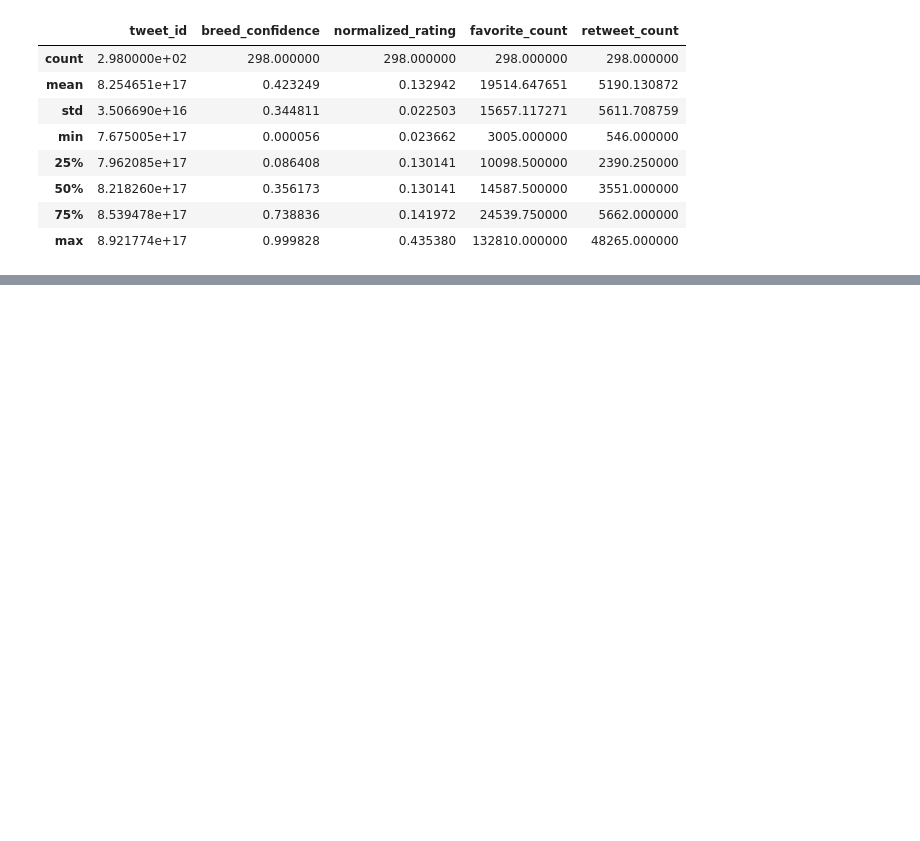
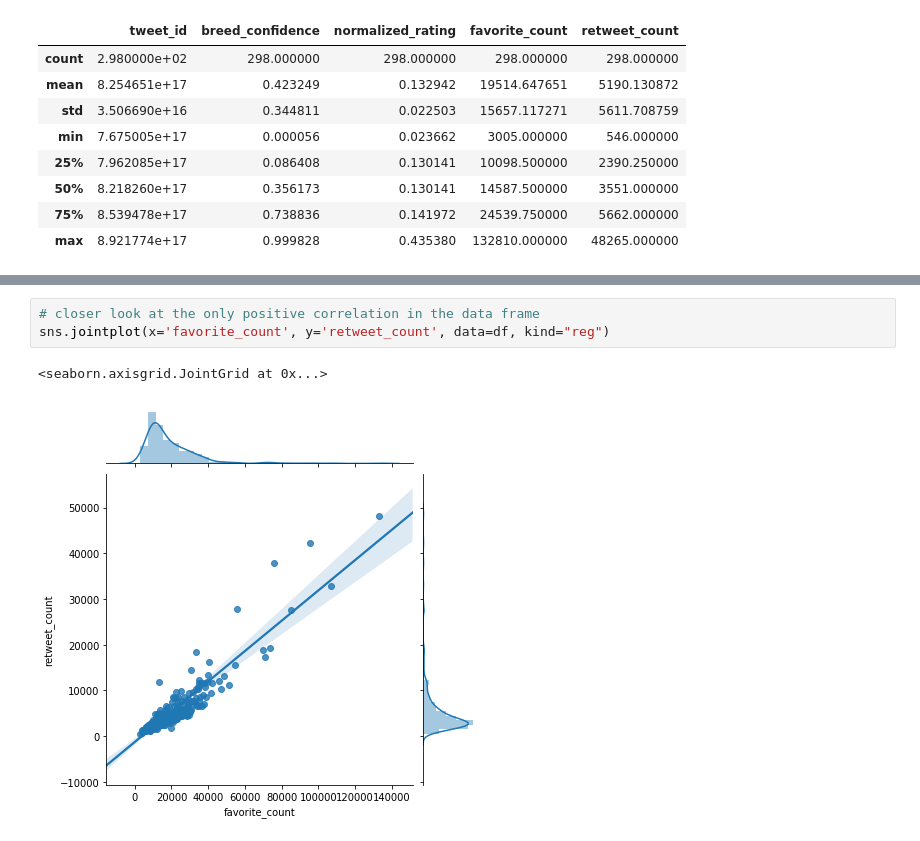
Before and after one commit to 55thSwiss/Udacity_DAND, a Jupyter notebook: Part 8/wrangle_act.ipynb, the cells around one changed output, grey strips where cells are left out. Cells and saved outputs as stored; diff of their text form; blank space fills up the shorter version.

```diff
--- a/Part 8/wrangle_act.ipynb
+++ b/Part 8/wrangle_act.ipynb
@@ -820,0 +875,6 @@ print((df_1.shape[1]/count_2)*100)
+# %%
+# closer look at the only positive correlation in the data frame
+sns.jointplot(x='favorite_count', y='retweet_count', data=df, kind="reg")
+# %% [output]
+<seaborn.axisgrid.JointGrid at 0x...>
+[figure, added]
```
Also changed, not shown: parts of 23 cells of this notebook, 14 other files.
